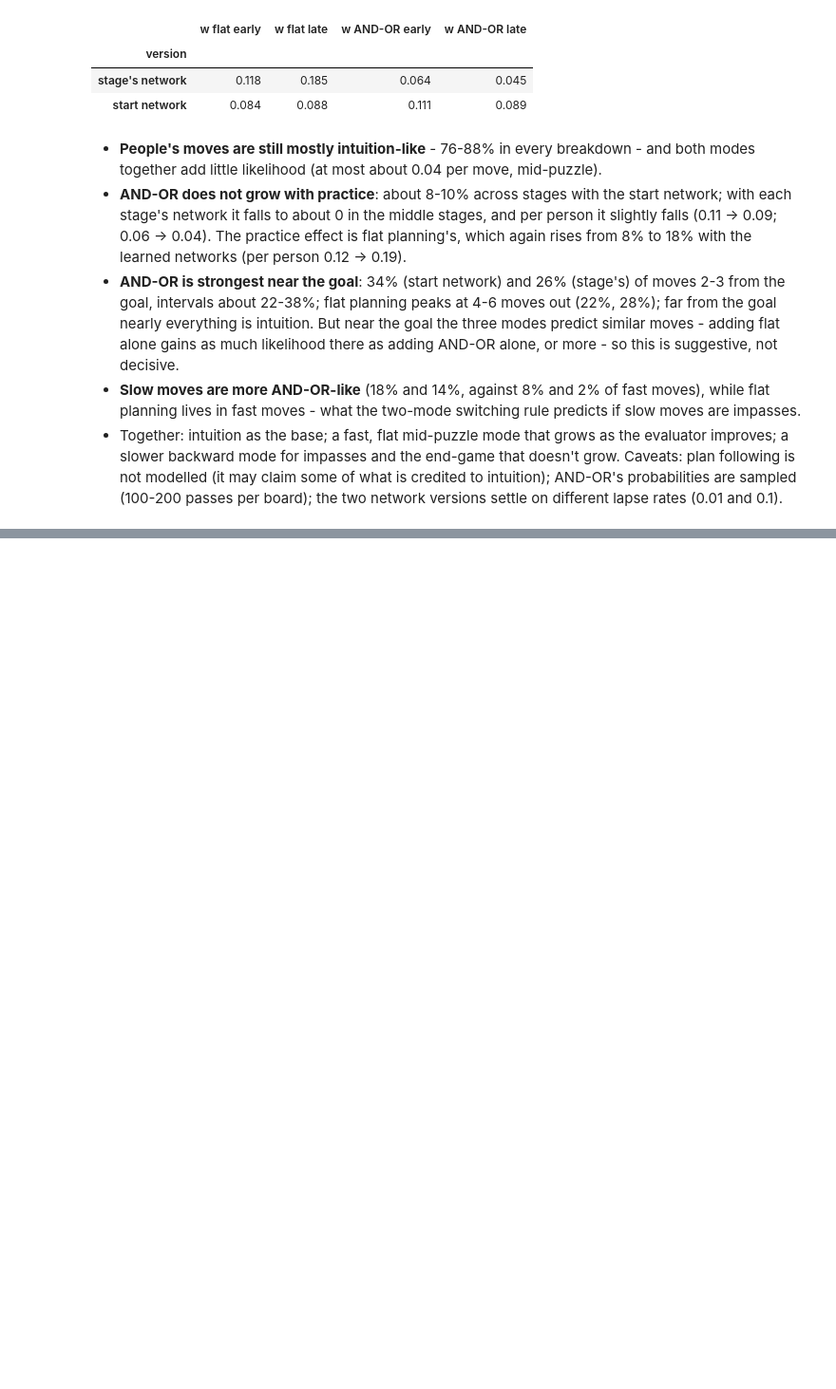
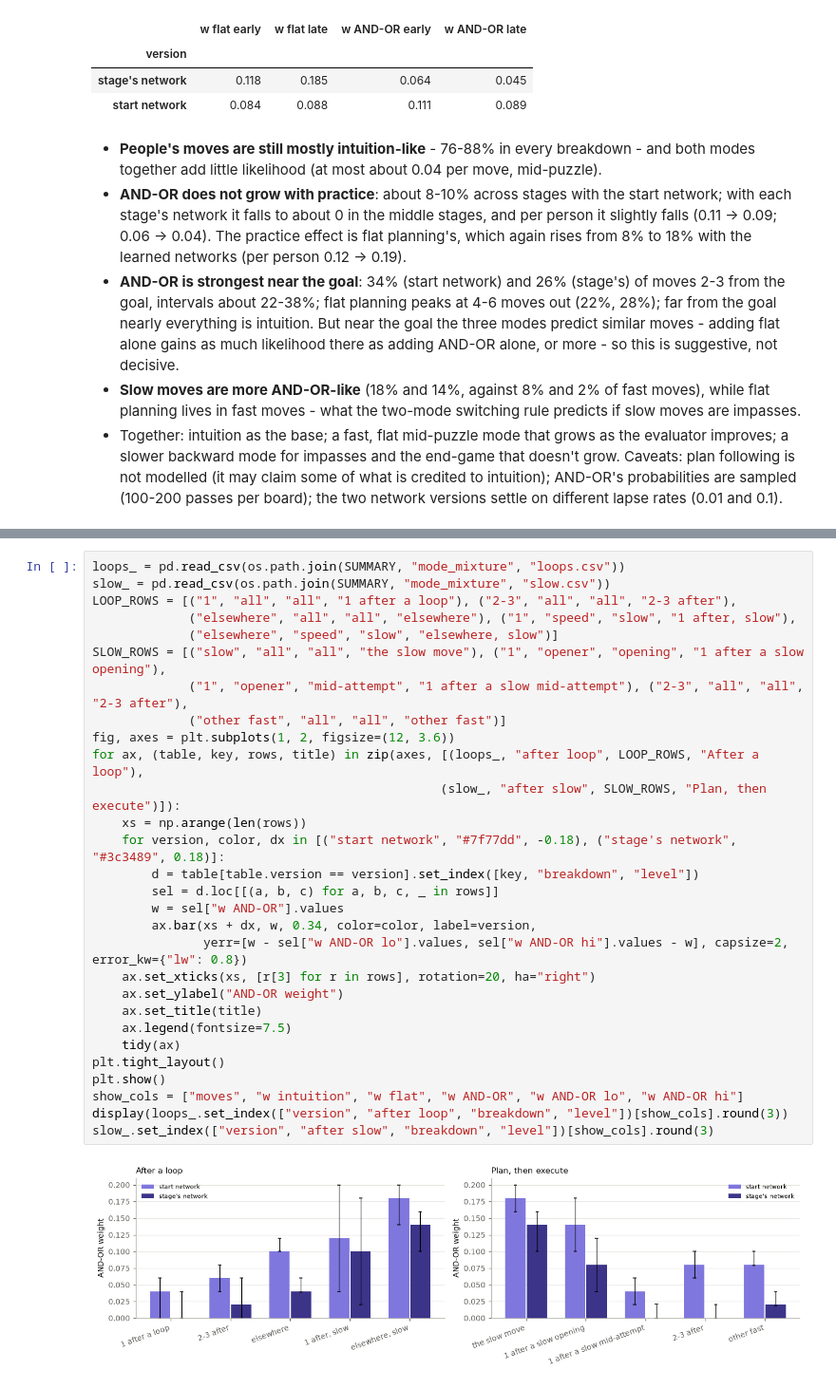
Before and after one commit to Appleseed4k/rush-hour, a Jupyter notebook: notebooks/forward_planning.ipynb, the cells around one changed output, grey strips where cells are left out. Shown at 95% size. Drawn from its saved outputs; the diff is of its cells as text; blank space fills up the shorter version.

```diff
--- a/notebooks/forward_planning.ipynb
+++ b/notebooks/forward_planning.ipynb
@@ -1229,0 +1247,31 @@ people3.groupby("version")[["w flat early", "w flat late", "w AND-OR early", "w
+# %%
+loops_ = pd.read_csv(os.path.join(SUMMARY, "mode_mixture", "loops.csv"))
+slow_ = pd.read_csv(os.path.join(SUMMARY, "mode_mixture", "slow.csv"))
+LOOP_ROWS = [("1", "all", "all", "1 after a loop"), ("2-3", "all", "all", "2-3 after"),
+             ("elsewhere", "all", "all", "elsewhere"), ("1", "speed", "slow", "1 after, slow"),
+             ("elsewhere", "speed", "slow", "elsewhere, slow")]
+SLOW_ROWS = [("slow", "all", "all", "the slow move"), ("1", "opener", "opening", "1 after a slow opening"),
+             ("1", "opener", "mid-attempt", "1 after a slow mid-attempt"), ("2-3", "all", "all", "2-3 after"),
+             ("other fast", "all", "all", "other fast")]
+fig, axes = plt.subplots(1, 2, figsize=(12, 3.6))
+for ax, (table, key, rows, title) in zip(axes, [(loops_, "after loop", LOOP_ROWS, "After a loop"),
+                                               (slow_, "after slow", SLOW_ROWS, "Plan, then execute")]):
+    xs = np.arange(len(rows))
+    for version, color, dx in [("start network", "#7f77dd", -0.18), ("stage's network", "#3c3489", 0.18)]:
+        d = table[table.version == version].set_index([key, "breakdown", "level"])
+        sel = d.loc[[(a, b, c) for a, b, c, _ in rows]]
+        w = sel["w AND-OR"].values
+        ax.bar(xs + dx, w, 0.34, color=color, label=version,
+               yerr=[w - sel["w AND-OR lo"].values, sel["w AND-OR hi"].values - w], capsize=2, error_kw={"lw": 0.8})
+    ax.set_xticks(xs, [r[3] for r in rows], rotation=20, ha="right")
+    ax.set_ylabel("AND-OR weight")
+    ax.set_title(title)
+    ax.legend(fontsize=7.5)
+    tidy(ax)
+plt.tight_layout()
+plt.show()
+show_cols = ["moves", "w intuition", "w flat", "w AND-OR", "w AND-OR lo", "w AND-OR hi"]
+display(loops_.set_index(["version", "after loop", "breakdown", "level"])[show_cols].round(3))
+slow_.set_index(["version", "after slow", "breakdown", "level"])[show_cols].round(3)
+# %% [output]
+[figure, added]
```
Also changed, not shown: parts of 4 cells of this notebook, 3 other files.
